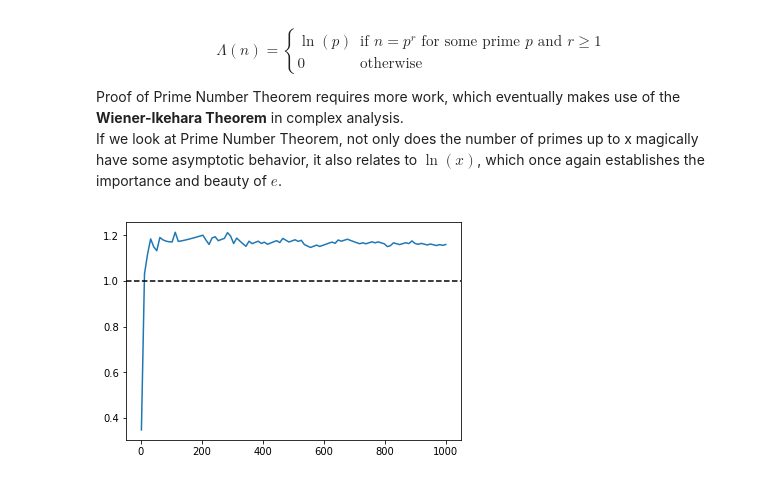
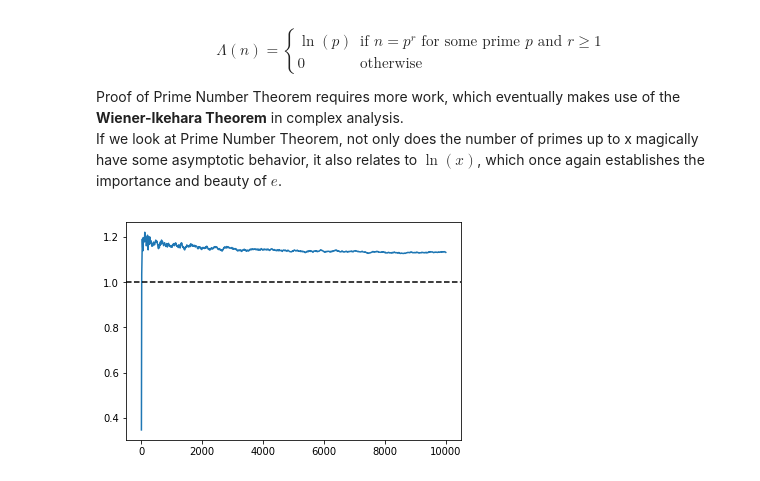
Before and after one commit to yupeizhou/number_theory, a Jupyter notebook: Some number theory & analysis.ipynb, the cells around one changed output. Cells and saved outputs as stored; diff of their text form; code cells hidden in the pictures.

```diff
--- a/Some number theory & analysis.ipynb
+++ b/Some number theory & analysis.ipynb
@@ -271,14 +305,14 @@ def sieve(n):
     primes[0], primes[1] = False, False
     return [num for num in range(n + 1) if primes[num]]
 # %%
-def visualize_prime_thm(N, steps):
+def visualize_prime_thm(N, step_size):
     primes = sieve(N)
-    steps = np.linspace(2, N, steps)
+    steps = np.linspace(2, N, step_size)
     result = [len([y for y in primes if y <= x]) / (x / np.log(x)) for x in steps]
     plt.plot(steps, result)
     plt.axhline(1, color='black', ls = '--')
     plt.show()
 # %%
-visualize_prime_thm(1000, 100)
+visualize_prime_thm(10000, 1000)
 # %% [output]
-[figure, old version]
+[figure, new version]
```
Also changed, not shown: parts of 9 cells of this notebook.
